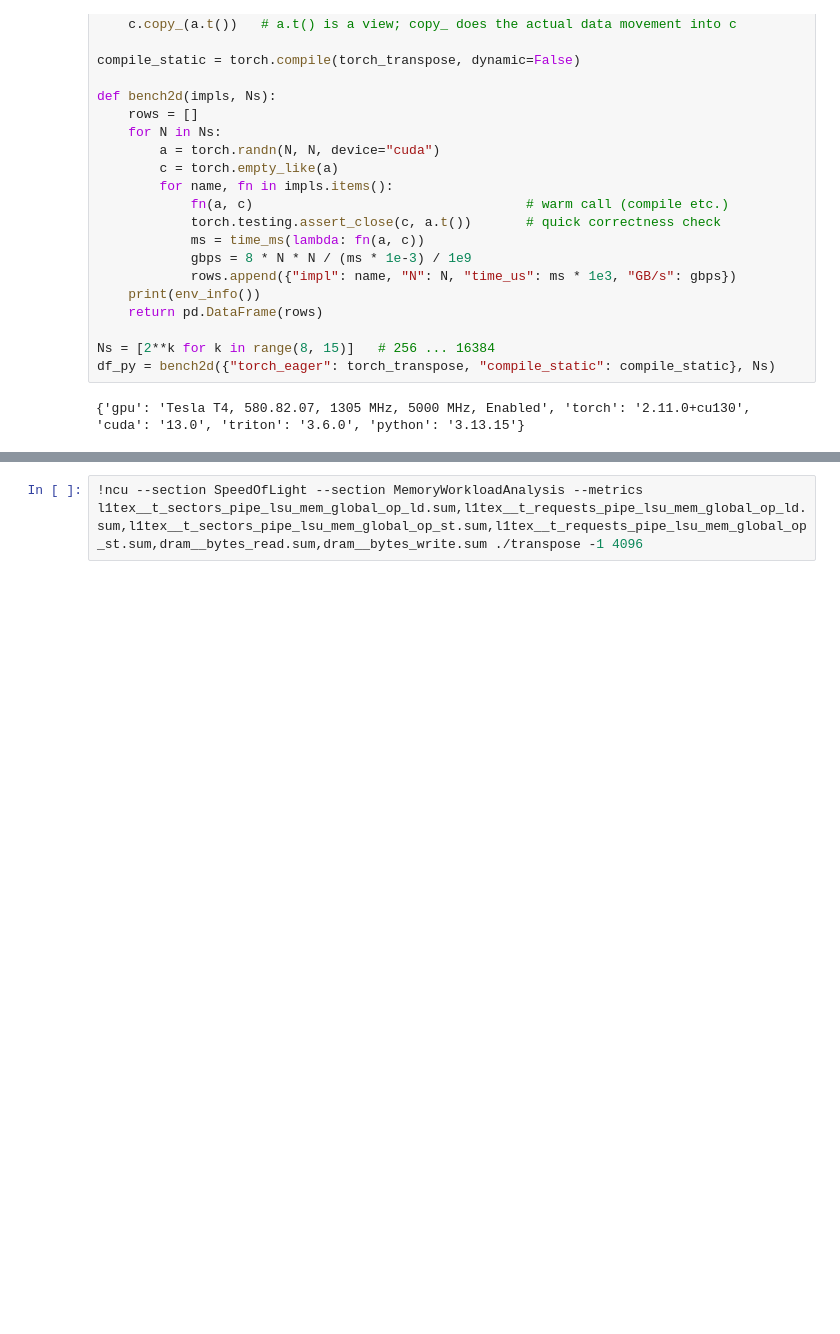
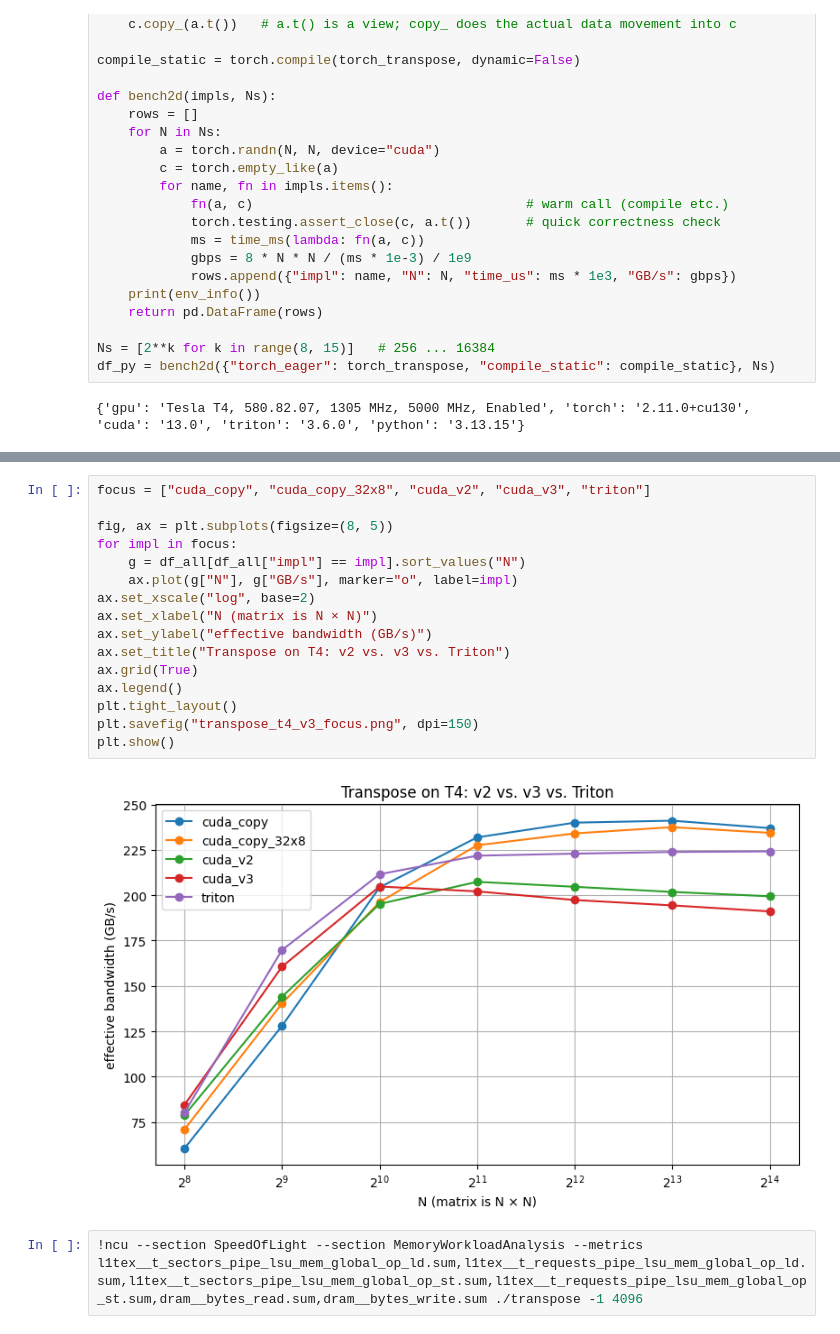
Before and after one commit to susmitsingh01/cuda-triton-llm-kernels, a Jupyter notebook: 02_transpose.ipynb, the cells around one changed output, grey strips where cells are left out. Cells and saved outputs as stored; diff of their text form; blank space fills up the shorter version.

```diff
--- a/02_transpose.ipynb
+++ b/02_transpose.ipynb
@@ -471,3 +526,21 @@ plt.show()
+# %%
+focus = ["cuda_copy", "cuda_copy_32x8", "cuda_v2", "cuda_v3", "triton"]
+
+fig, ax = plt.subplots(figsize=(8, 5))
+for impl in focus:
+    g = df_all[df_all["impl"] == impl].sort_values("N")
+    ax.plot(g["N"], g["GB/s"], marker="o", label=impl)
+ax.set_xscale("log", base=2)
+ax.set_xlabel("N (matrix is N × N)")
+ax.set_ylabel("effective bandwidth (GB/s)")
+ax.set_title("Transpose on T4: v2 vs. v3 vs. Triton")
+ax.grid(True)
+ax.legend()
+plt.tight_layout()
+plt.savefig("transpose_t4_v3_focus.png", dpi=150)
+plt.show()
+# %% [output]
+[figure, added]
 # %%
 !ncu --section SpeedOfLight --section MemoryWorkloadAnalysis --metrics l1tex__t_sectors_pipe_lsu_mem_global_op_ld.sum,l1tex__t_requests_pipe_lsu_mem_global_op_ld.sum,l1tex__t_sectors_pipe_lsu_mem_global_op_st.sum,l1tex__t_requests_pipe_lsu_mem_global_op_st.sum,dram__bytes_read.sum,dram__bytes_write.sum ./transpose -1 4096
 # %% [output]
```
Also changed, not shown: parts of 16 cells of this notebook.
